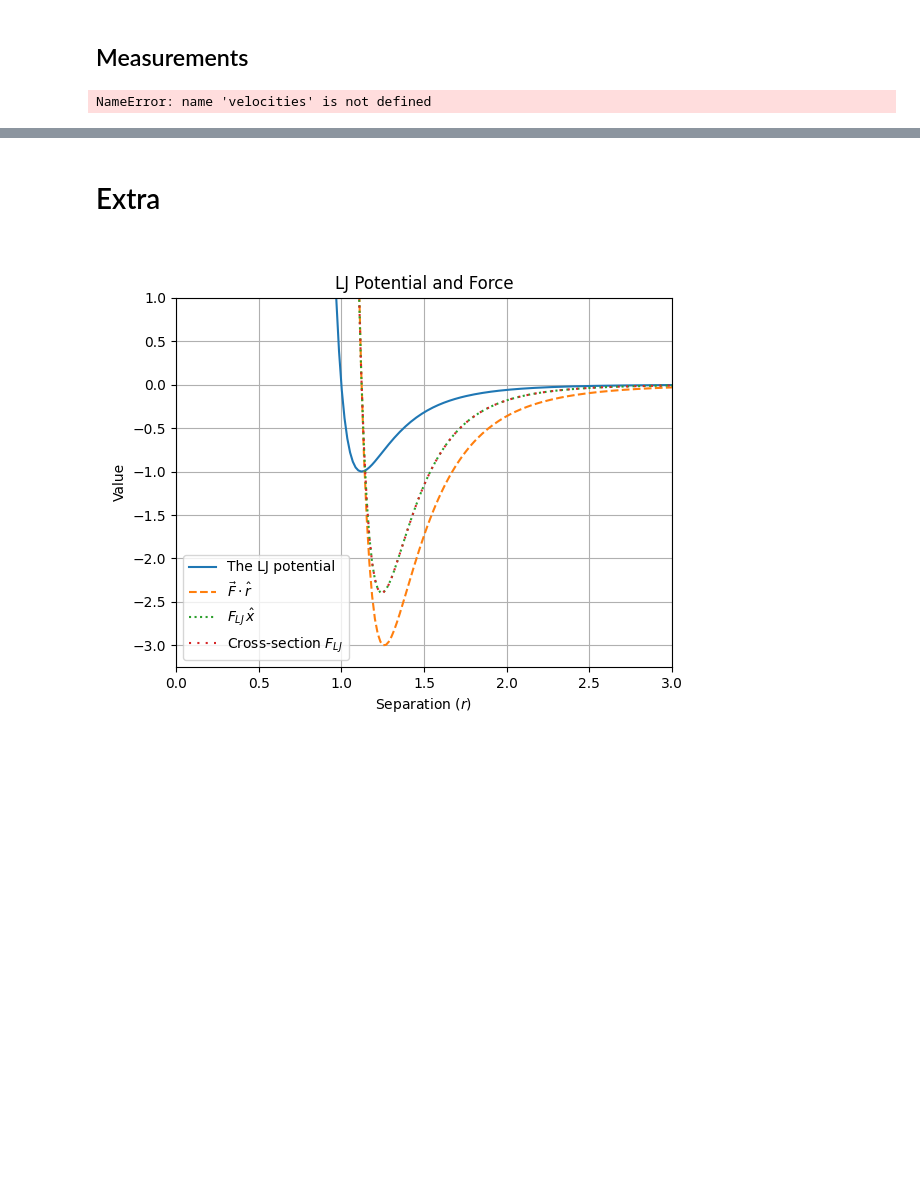
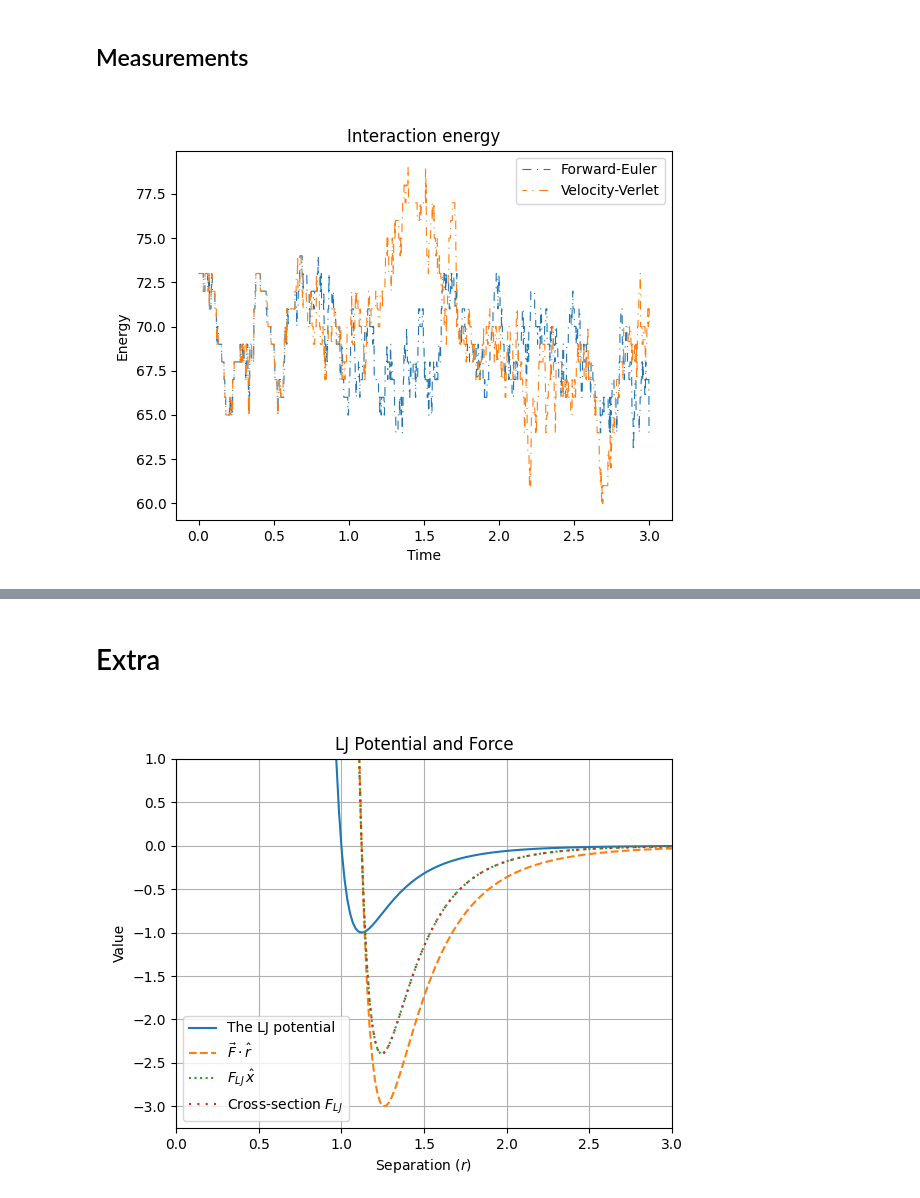
Before and after one commit to MetricManifold/SC9502, a Jupyter notebook: Assignment 3/solution.ipynb, the cells around one changed output, grey strips where cells are left out. Cells and saved outputs as stored; diff of their text form; code cells hidden in the pictures; blank space fills up the shorter version.

```diff
--- a/Assignment 3/solution.ipynb
+++ b/Assignment 3/solution.ipynb
@@ -583,7 +567,7 @@ It was found that regardless of this change, the particles would still ultimatel
 # %%
 # Energy
 
-CUTOFF_TIME = 5
+CUTOFF_TIME = 3
 
 N = np.size(positions, 2)
 L = np.size(positions, 0)
@@ -592,13 +576,14 @@ dt = ts[1] - ts[0]
 
 L = int(CUTOFF_TIME // dt)
 ts = ts[0:L]
+ts = np.linspace(0., END_TIME, L)
 
 energy = np.zeros((3, L))
 temp = np.zeros((3, L))
 cutoff = dims[0] / 2
 
 ind = 0
-for velocity, position in zip(velocities, positions):
+for velocity, position in zip(velocities[0:L], positions[0:L]):
     for n in range(0, 3):
         for i in range(0, N):
 
@@ -620,32 +605,19 @@ for velocity, position in zip(velocities, positions):
                         energy[n][ind] += 1
         temp[n][ind] *= (1 / N)
     ind += 1
-
-
-
-
-
-energy[1] = np.zeros(len(positions))
-energy[2] = np.zeros(len(positions))
-
-plt.clf()
-solver_str = ["Forward-Euler", "Verlet", "Velocity-Verlet"]
-for n in range(0, 3):
-    plt.plot(ts, energy[n], linestyle=(2 * n, (8, 5, 1, 5)), linewidth=0.8, label="Energy of {} solver".format(solver_str[n]))
-
-plt.title("Interaction energy")
-plt.ylabel("Energy")
-plt.xlable("Time")
-plt.legend()
-plt.show()
-
-for n in range(0, 3):
-    plt.plot(ts, temp[n], linestyle=(2 * n, (8, 5, 1, 5)), linewidth=0.8, label="Energy of {} solver".format(solver_str[n]))
-
-plt.title("Average Kinetic Energy")
-plt.ylabel("Energy")
-plt.xlable("Time")
-plt.legend()
-plt.show()
-# %% [output]
-NameError: name 'velocities' is not defined
+# %%
+#energy[1] = np.zeros(L)
+#energy[2] = np.zeros(L)
+
+plt.clf()
+solver_str = ["Forward-Euler", "Verlet", "Velocity-Verlet"]
+for n in [0, 2]:
+    plt.plot(ts, energy[n], linestyle=(2 * n, (8, 5, 1, 5)), linewidth=0.8, label="{}".format(solver_str[n]))
+
+plt.title("Interaction energy")
+plt.ylabel("Energy")
+plt.xlabel("Time")
+plt.legend()
+plt.show()
+# %% [output]
+[figure, added]
```
Also changed, not shown: parts of 4 cells of this notebook, 1 other file.
